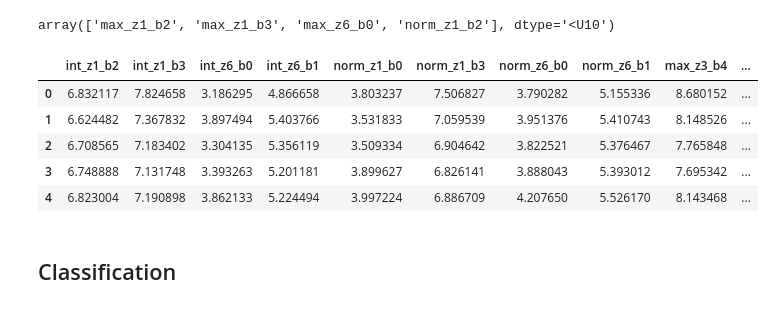
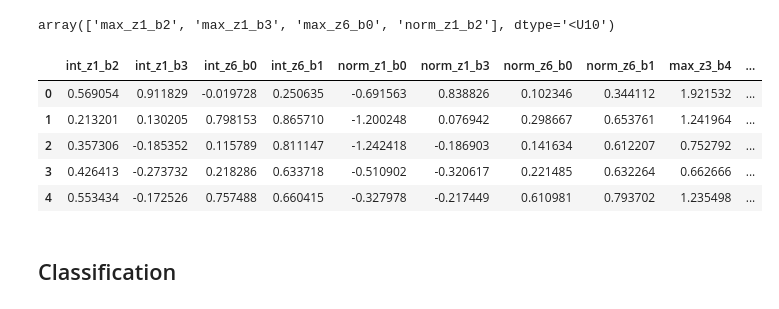
Before and after one commit to eriesp/FDAxEEG, a Jupyter notebook: Dataset/Classification_after_bonf.ipynb, the cells around one changed output. Cells and saved outputs as stored; diff of their text form; code cells hidden in the pictures.

```diff
--- a/Dataset/Classification_after_bonf.ipynb
+++ b/Dataset/Classification_after_bonf.ipynb
@@ -204,7 +206,13 @@ df_log.head()
+# %%
+scaler = StandardScaler()
+model = scaler.fit(df_log)
+scaled_df = model.transform(df_log)
+
+scaled_df = pd.DataFrame(scaled_df, columns = df_log.columns)
 # %%
-df_log_label = pd.concat([df_log,pd.DataFrame({'y': y})], axis=1)
+scaled_df = pd.concat([scaled_df,pd.DataFrame({'y': y})], axis=1)
 # df_log_label['y'] = pd.Categorical(df_log_label['y'])
 
-df_log_label['y'] = df_log_label.y.astype('category')
-df_log_label.dtypes
+scaled_df['y'] = scaled_df.y.astype('category')
+scaled_df.dtypes
 # %% [output]
@@ -241,8 +265,10 @@ Finding a couple of variables with correlation > 0.9 we chose to keep only one o
 # %%
+scaled_no_lab = scaled_df.drop('y', axis = 1)
+
 inx_remove = []
-corr_mat = df_log.corr()
+corr_mat = scaled_no_lab.corr()
 
-for i in range(df_log.shape[1]):
+for i in range(scaled_no_lab.shape[1]):
     inx = corr_mat[corr_mat.iloc[:,i]> 0.9].index[(i+1):]
     for el in inx:
         inx_remove.append(el)
@@ -252,16 +278,16 @@ inx_remove
 # %% [output]
 array(['max_z1_b2', 'max_z1_b3', 'max_z6_b0', 'norm_z1_b2'], dtype='<U10')
 # %%
-df_log_drop = df_log.drop(inx_remove, axis = 1)
+scaled_drop = scaled_no_lab.drop(inx_remove, axis = 1)
 # %%
-df_log_drop.head()
+scaled_drop.head()
 # %% [output]
 |  | int_z1_b2 | int_z1_b3 | int_z6_b0 | int_z6_b1 | norm_z1_b0 | norm_z1_b3 | norm_z6_b0 | norm_z6_b1 | max_z3_b4 | ... |
-| 0 | 6.832117 | 7.824658 | 3.186295 | 4.866658 | 3.803237 | 7.506827 | 3.790282 | 5.155336 | 8.680152 | ... |
-| 1 | 6.624482 | 7.367832 | 3.897494 | 5.403766 | 3.531833 | 7.059539 | 3.951376 | 5.410743 | 8.148526 | ... |
-| 2 | 6.708565 | 7.183402 | 3.304135 | 5.356119 | 3.509334 | 6.904642 | 3.822521 | 5.376467 | 7.765848 | ... |
-| 3 | 6.748888 | 7.131748 | 3.393263 | 5.201181 | 3.899627 | 6.826141 | 3.888043 | 5.393012 | 7.695342 | ... |
-| 4 | 6.823004 | 7.190898 | 3.862133 | 5.224494 | 3.997224 | 6.886709 | 4.207650 | 5.526170 | 8.143468 | ... |
+| 0 | 0.569054 | 0.911829 | -0.019728 | 0.250635 | -0.691563 | 0.838826 | 0.102346 | 0.344112 | 1.921532 | ... |
+| 1 | 0.213201 | 0.130205 | 0.798153 | 0.865710 | -1.200248 | 0.076942 | 0.298667 | 0.653761 | 1.241964 | ... |
+| 2 | 0.357306 | -0.185352 | 0.115789 | 0.811147 | -1.242418 | -0.186903 | 0.141634 | 0.612207 | 0.752792 | ... |
+| 3 | 0.426413 | -0.273732 | 0.218286 | 0.633718 | -0.510902 | -0.320617 | 0.221485 | 0.632264 | 0.662666 | ... |
+| 4 | 0.553434 | -0.172526 | 0.757488 | 0.660415 | -0.327978 | -0.217449 | 0.610981 | 0.793702 | 1.235498 | ... |
 # %% [markdown]
 ## Classification
 # %%
```
Also changed, not shown: parts of 13 cells of this notebook, 2 other files.
